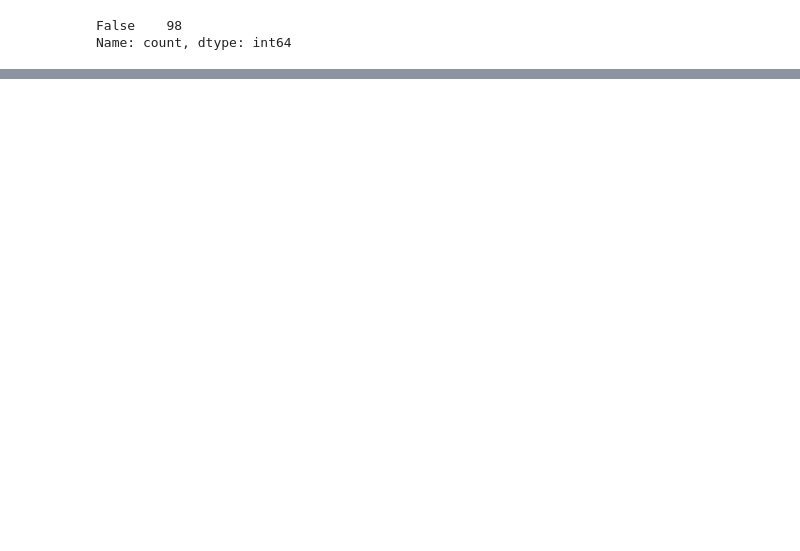
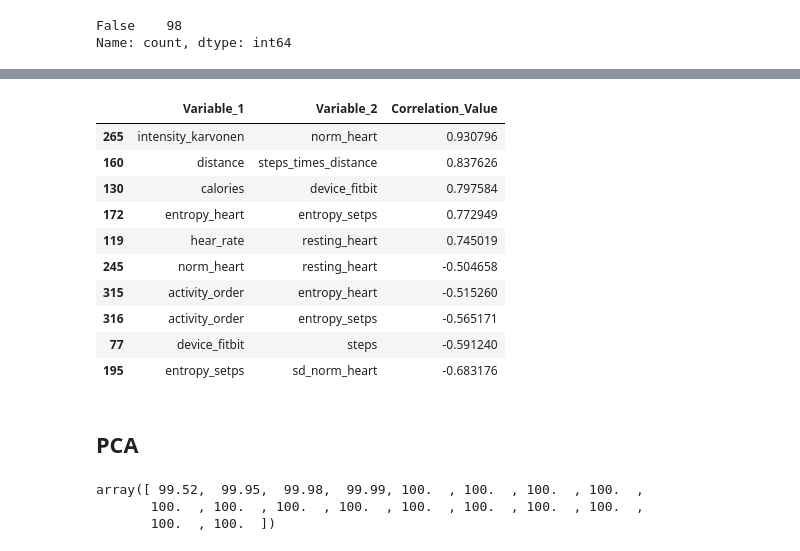
Before and after one commit to alejo-cuello/bootcamp-ds-mlops, a Jupyter notebook: 06-clustering/experimentos/experiment-group-by-person.ipynb, the cells around one changed output, grey strips where cells are left out. Saved outputs shown, nothing was run; the diff lists cells and outputs as text; code cells hidden in the pictures; blank space fills up the shorter version.

```diff
--- a/06-clustering/experimentos/experiment-group-by-person.ipynb
+++ b/06-clustering/experimentos/experiment-group-by-person.ipynb
@@ -194,0 +207,12 @@ Name: count, dtype: int64
+# %%
+corr_series = data_by_person.corr().unstack()
+corr_df = corr_series.reset_index()
+corr_df.columns = ['Variable_1', 'Variable_2', 'Correlation_Value']
+
+mask = corr_df['Variable_1'] < corr_df['Variable_2'] #Compara los strings para eliminar la diagonal y una mitad repetida de la matriz
+filtered_corr_df = corr_df[mask]
+
+highest_correlations = filtered_corr_df.iloc[
+    # filtered_corr_df['Correlation_Value'].abs().argsort()[::-1]
+    filtered_corr_df['Correlation_Value'].argsort()[::-1]
+]
@@ -194,0 +232,16 @@ Name: count, dtype: int64
+# %%
+pd.concat([highest_correlations.head(5), highest_correlations.tail(5)])
+# %% [output]
+|  | Variable_1 | Variable_2 | Correlation_Value |
+| 265 | intensity_karvonen | norm_heart | 0.930796 |
+| 160 | distance | steps_times_distance | 0.837626 |
+| 130 | calories | device_fitbit | 0.797584 |
+| 172 | entropy_heart | entropy_setps | 0.772949 |
+| 119 | hear_rate | resting_heart | 0.745019 |
+| 245 | norm_heart | resting_heart | -0.504658 |
+| 315 | activity_order | entropy_heart | -0.515260 |
+| 316 | activity_order | entropy_setps | -0.565171 |
+| 77 | device_fitbit | steps | -0.591240 |
+| 195 | entropy_setps | sd_norm_heart | -0.683176 |
+# %% [markdown]
+## PCA
@@ -194,0 +251,7 @@ Name: count, dtype: int64
+# %%
+var = pca.explained_variance_ratio_
+np.cumsum(np.round(var, decimals=4)*100)
+# %% [output]
+array([ 99.52,  99.95,  99.98,  99.99, 100.  , 100.  , 100.  , 100.  ,
+       100.  , 100.  , 100.  , 100.  , 100.  , 100.  , 100.  , 100.  ,
+       100.  , 100.  ])
```
Also changed, not shown: parts of 5 cells of this notebook.
